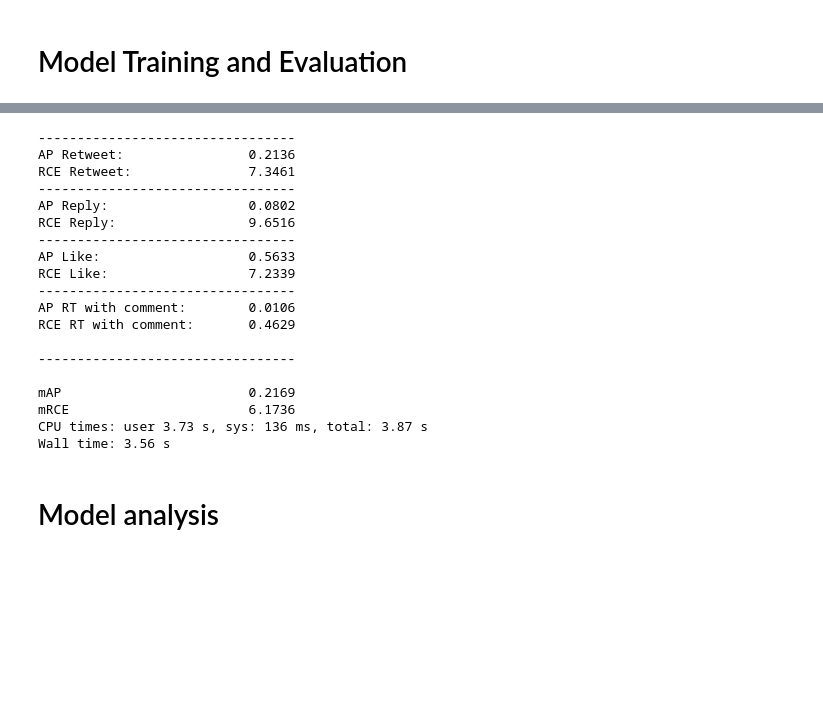
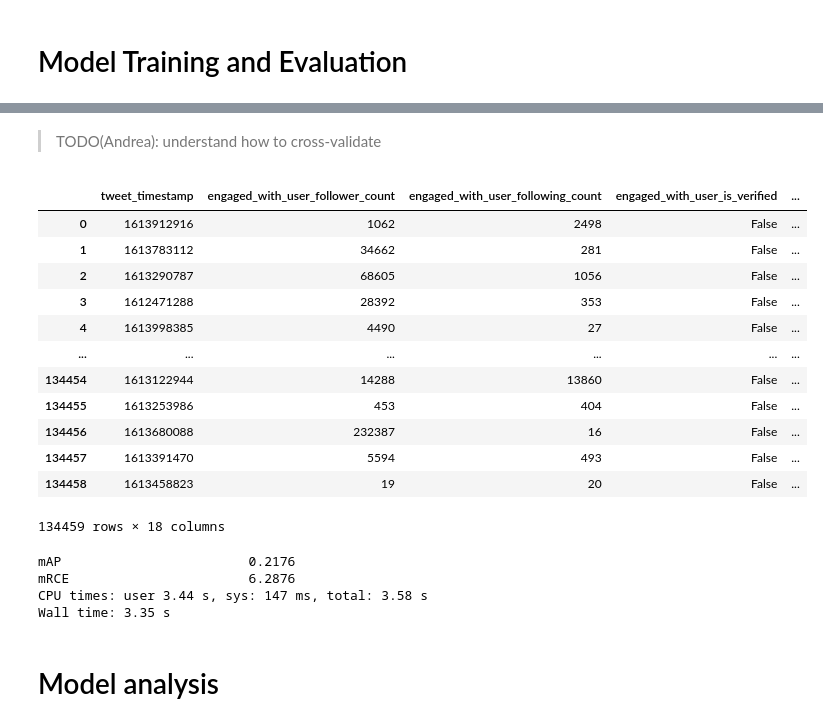
Before and after one commit to MAL-TO/recsys-2021, a Jupyter notebook: notebooks/experiments.ipynb, the cells around one changed output, grey strips where cells are left out. Drawn from its saved outputs; the diff is of its cells as text; code cells hidden in the pictures; blank space fills up the shorter version.

```diff
--- a/notebooks/experiments.ipynb
+++ b/notebooks/experiments.ipynb
@@ -210,6 +271,25 @@ Wall time: 689 ms
+# %% [markdown]
+> TODO(Andrea): understand how to cross-validate
+# %%
+df_train_features
+# %% [output]
+|  | tweet_timestamp | engaged_with_user_follower_count | engaged_with_user_following_count | engaged_with_user_is_verified | ... |
+| 0 | 1613912916 | 1062 | 2498 | False | ... |
+| 1 | 1613783112 | 34662 | 281 | False | ... |
+| 2 | 1613290787 | 68605 | 1056 | False | ... |
+| 3 | 1612471288 | 28392 | 353 | False | ... |
+| 4 | 1613998385 | 4490 | 27 | False | ... |
+| ... | ... | ... | ... | ... | ... |
+| 134454 | 1613122944 | 14288 | 13860 | False | ... |
+| 134455 | 1613253986 | 453 | 404 | False | ... |
+| 134456 | 1613680088 | 232387 | 16 | False | ... |
+| 134457 | 1613391470 | 5594 | 493 | False | ... |
+| 134458 | 1613458823 | 19 | 20 | False | ... |
+134459 rows × 18 columns
 # %%
 %%time
 # Training and Evaluation
+
 dtest = xgb.DMatrix(df_test_features)
 results = {}
 models = {}
@@ -219,7 +299,7 @@ for target in targets:
     models[target] = model = xgb.train(params={
         'tree_method': 'gpu_hist',
         'objective': 'binary:logistic',
-        'eval_metric': 'logloss',
+        'eval_metric': 'auc',
         },
         evals=[(dvalid, "validation")],
         early_stopping_rounds=10,
@@ -230,27 +310,13 @@ for target in targets:
     AP, RCE = compute_score(df_test[target], model.predict(dtest))
     results[f"{target}_AP"] = AP
     results[f"{target}_RCE"] = RCE
-print(pretty_evaluation(results))
+
+print(just_mAP_mRCE(results))
 # %% [output]
----------------------------------
-AP Retweet:                0.2136
-RCE Retweet:               7.3461
----------------------------------
-AP Reply:                  0.0802
-RCE Reply:                 9.6516
----------------------------------
-AP Like:                   0.5633
-RCE Like:                  7.2339
----------------------------------
-AP RT with comment:        0.0106
-RCE RT with comment:       0.4629
-
----------------------------------
-
-mAP                        0.2169
-mRCE                       6.1736
-CPU times: user 3.73 s, sys: 136 ms, total: 3.87 s
-Wall time: 3.56 s
+mAP                        0.2176
+mRCE                       6.2876
+CPU times: user 3.44 s, sys: 147 ms, total: 3.58 s
+Wall time: 3.35 s
 # %% [markdown]
 # Model analysis
 # %%
```
Also changed, not shown: parts of 9 cells of this notebook, 2 other files.
